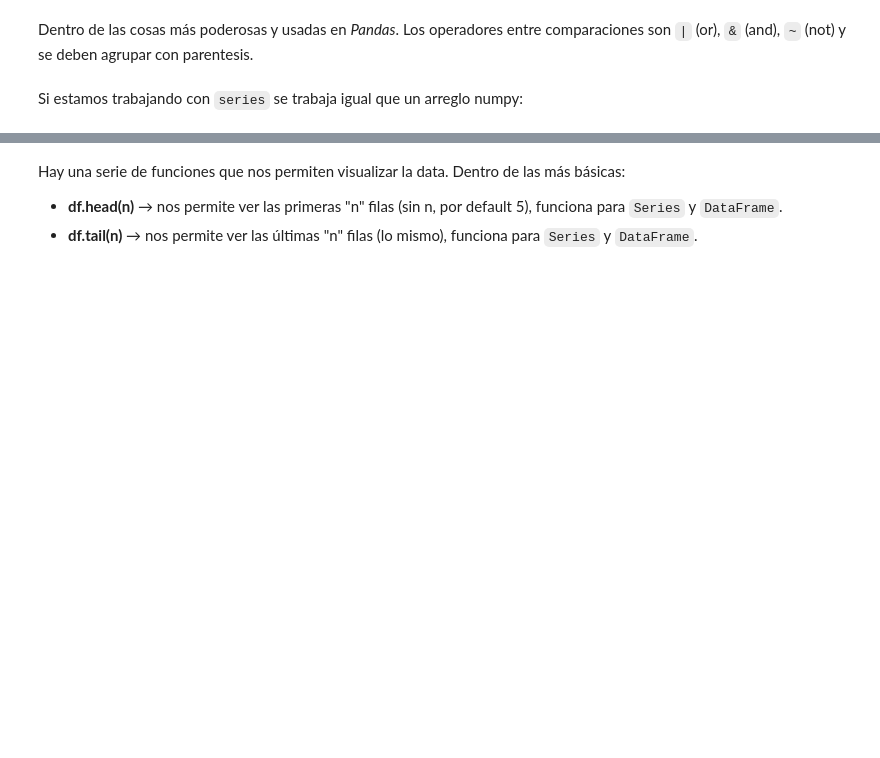
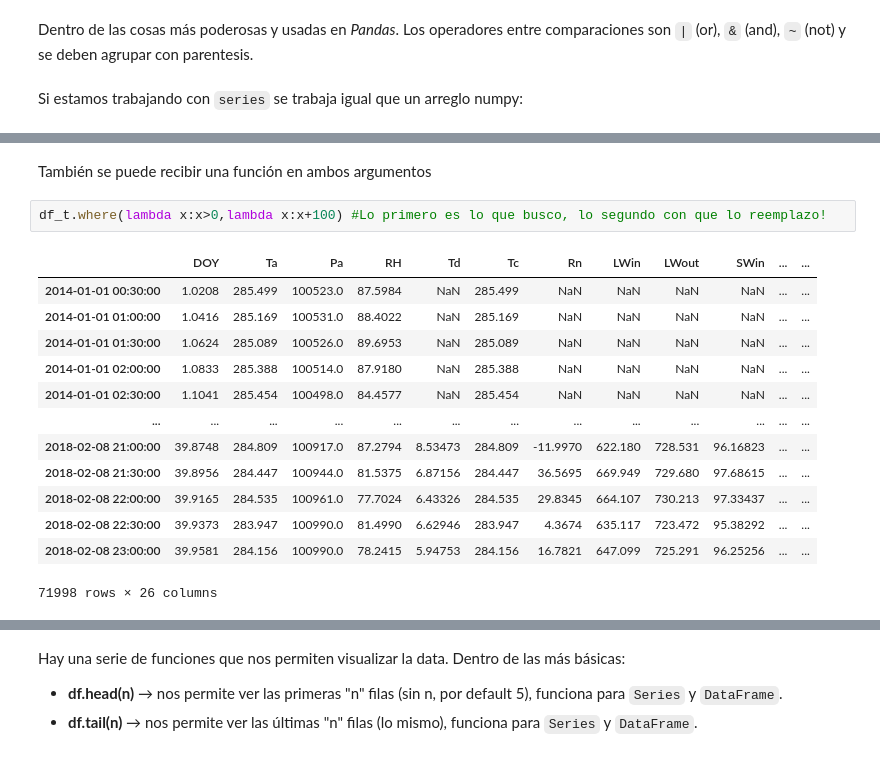
Before and after one commit to capitanespiral/data_science, a Jupyter notebook: data_engineering.ipynb, the cells around one changed output, grey strips where cells are left out. Saved outputs shown, nothing was run; the diff lists cells and outputs as text; blank space fills up the shorter version.

```diff
--- a/data_engineering.ipynb
+++ b/data_engineering.ipynb
@@ -548,0 +616,18 @@ Si queremos trabajar con `Dataframes`
+# %% [markdown]
+También se puede recibir una función en ambos argumentos
+# %%
+df_t.where(lambda x:x>0,lambda x:x+100) #Lo primero es lo que busco, lo segundo con que lo reemplazo!
+# %% [output]
+|  | DOY | Ta | Pa | RH | Td | Tc | Rn | LWin | LWout | SWin | ... | ... |
+| 2014-01-01 00:30:00 | 1.0208 | 285.499 | 100523.0 | 87.5984 | NaN | 285.499 | NaN | NaN | NaN | NaN | ... | ... |
+| 2014-01-01 01:00:00 | 1.0416 | 285.169 | 100531.0 | 88.4022 | NaN | 285.169 | NaN | NaN | NaN | NaN | ... | ... |
+| 2014-01-01 01:30:00 | 1.0624 | 285.089 | 100526.0 | 89.6953 | NaN | 285.089 | NaN | NaN | NaN | NaN | ... | ... |
+| 2014-01-01 02:00:00 | 1.0833 | 285.388 | 100514.0 | 87.9180 | NaN | 285.388 | NaN | NaN | NaN | NaN | ... | ... |
+| 2014-01-01 02:30:00 | 1.1041 | 285.454 | 100498.0 | 84.4577 | NaN | 285.454 | NaN | NaN | NaN | NaN | ... | ... |
+| ... | ... | ... | ... | ... | ... | ... | ... | ... | ... | ... | ... | ... |
+| 2018-02-08 21:00:00 | 39.8748 | 284.809 | 100917.0 | 87.2794 | 8.53473 | 284.809 | -11.9970 | 622.180 | 728.531 | 96.16823 | ... | ... |
+| 2018-02-08 21:30:00 | 39.8956 | 284.447 | 100944.0 | 81.5375 | 6.87156 | 284.447 | 36.5695 | 669.949 | 729.680 | 97.68615 | ... | ... |
+| 2018-02-08 22:00:00 | 39.9165 | 284.535 | 100961.0 | 77.7024 | 6.43326 | 284.535 | 29.8345 | 664.107 | 730.213 | 97.33437 | ... | ... |
+| 2018-02-08 22:30:00 | 39.9373 | 283.947 | 100990.0 | 81.4990 | 6.62946 | 283.947 | 4.3674 | 635.117 | 723.472 | 95.38292 | ... | ... |
+| 2018-02-08 23:00:00 | 39.9581 | 284.156 | 100990.0 | 78.2415 | 5.94753 | 284.156 | 16.7821 | 647.099 | 725.291 | 96.25256 | ... | ... |
+71998 rows × 26 columns
```
Also changed, not shown: parts of 30 cells of this notebook, 1 other file.
